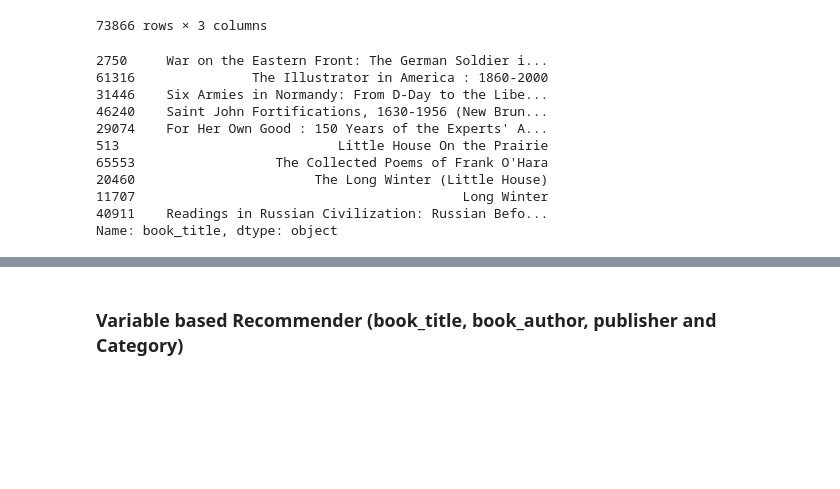
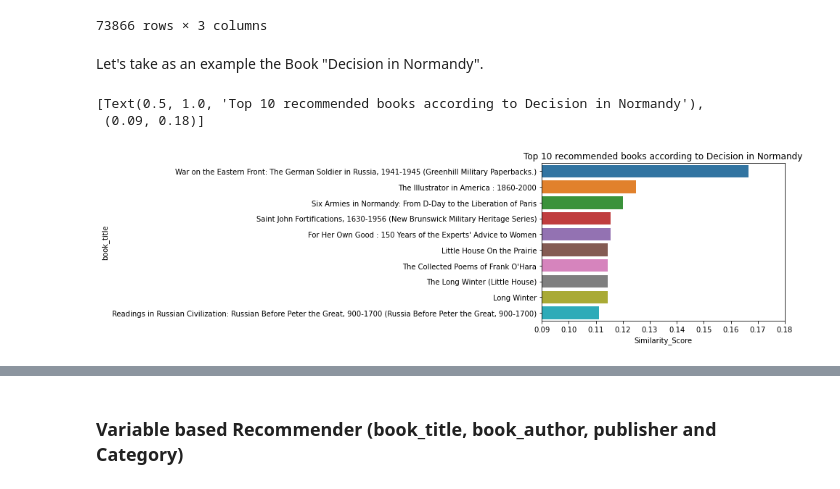
Before and after one commit to marinaepitropaki/BookRecommendationSystem, a Jupyter notebook: BookRecommendationSystem.ipynb, the cells around one changed output, grey strips where cells are left out. Drawn from its saved outputs; the diff is of its cells as text; code cells hidden in the pictures; blank space fills up the shorter version.

Commit message:
add visualisations to jackard similarity content based :)

```diff
--- a/BookRecommendationSystem.ipynb
+++ b/BookRecommendationSystem.ipynb
@@ -455,21 +452,18 @@ def get_recommendations(title):
 
     # Get the scores of the 10 most similar books
     Jaccard_score_df = Jaccard_score_df[1:11]
-
+    Jaccard_score_df = pd.DataFrame(Jaccard_score_df)
+    Jaccard_score_df= Jaccard_score_df.reset_index(drop= True)
 
     # Return the top 10 most similar books
-    return Jaccard_score_df['book_title']
+    return Jaccard_score_df
+#Jaccard_score_df['book_title']
+# %% [markdown]
+Let's take as an example the Book "Decision in Normandy".
 # %%
-get_recommendations("Decision in Normandy")
+Jaccard_recommendation_df = get_recommendations("Decision in Normandy")
+sb.barplot(x = "Similarity_Score", y = "book_title", data = Jaccard_recommendation_df).set(title = "Top 10 recommended books according to Decision in Normandy", xlim=(0.09,0.18))
 # %% [output]
-2750     War on the Eastern Front: The German Soldier i...
-61316               The Illustrator in America : 1860-2000
-31446    Six Armies in Normandy: From D-Day to the Libe...
-46240    Saint John Fortifications, 1630-1956 (New Brun...
-29074    For Her Own Good : 150 Years of the Experts' A...
-513                            Little House On the Prairie
-65553                  The Collected Poems of Frank O'Hara
-20460                       The Long Winter (Little House)
-11707                                          Long Winter
-40911    Readings in Russian Civilization: Russian Befo...
-Name: book_title, dtype: object
+[Text(0.5, 1.0, 'Top 10 recommended books according to Decision in Normandy'),
+ (0.09, 0.18)]
+[figure, added]
```
Also changed, not shown: parts of 23 cells of this notebook.
